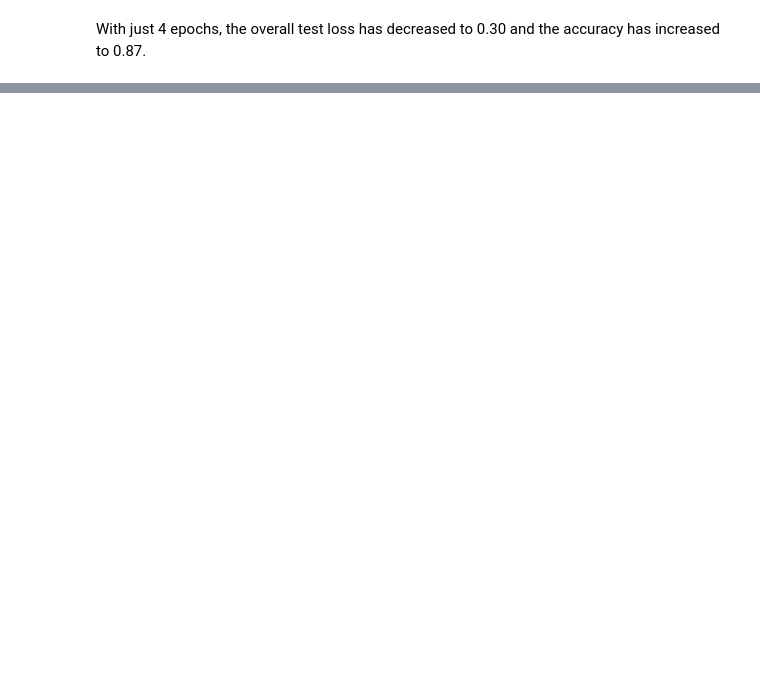
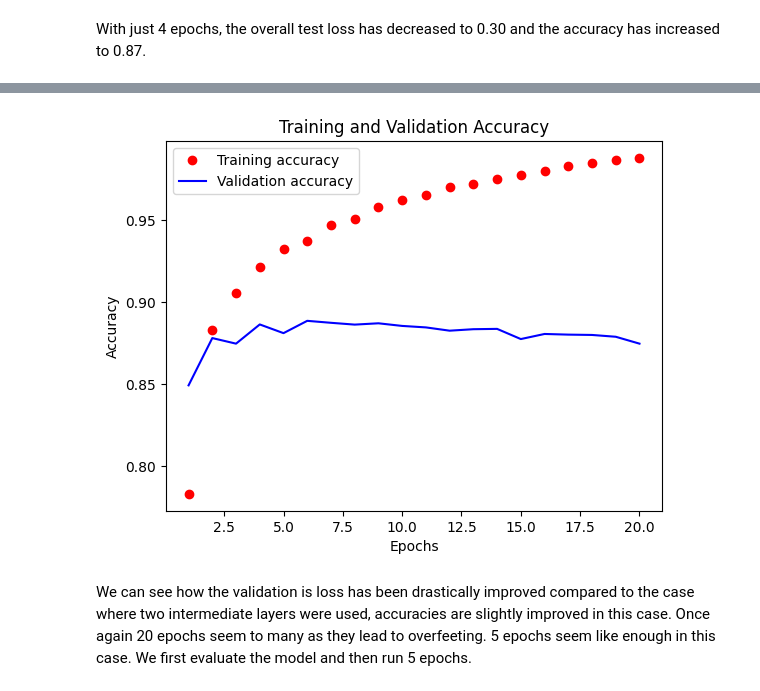
Before and after one commit to Tyler2198/Deep-Learning, a Jupyter notebook: Classifying_Movie_Reviews.ipynb, the cells around one changed output, grey strips where cells are left out. Saved outputs shown, nothing was run; the diff lists cells and outputs as text; code cells hidden in the pictures; blank space fills up the shorter version.

```diff
--- a/Classifying_Movie_Reviews.ipynb
+++ b/Classifying_Movie_Reviews.ipynb
@@ -223,0 +272,15 @@ With just 4 epochs, the overall test loss has decreased to 0.30 and the accuracy
+# %%
+plt.clf()
+acc = history_dict["accuracy"]
+val_acc = history_dict["val_accuracy"]
+plt.plot(epochs, acc, "ro", label="Training accuracy")
+plt.plot(epochs, val_acc, "b", label="Validation accuracy")
+plt.title("Training and Validation Accuracy")
+plt.xlabel("Epochs")
+plt.ylabel("Accuracy")
+plt.legend()
+plt.show()
+# %% [output]
+[figure, added]
+# %% [markdown]
+We can see how the validation is loss has been drastically improved compared to the case where two intermediate layers were used, accuracies are slightly improved in this case. Once again 20 epochs seem to many as they lead to overfeeting. 5 epochs seem like enough in this case. We first evaluate the model and then run 5 epochs.
```
Also changed, not shown: parts of 25 cells of this notebook.
